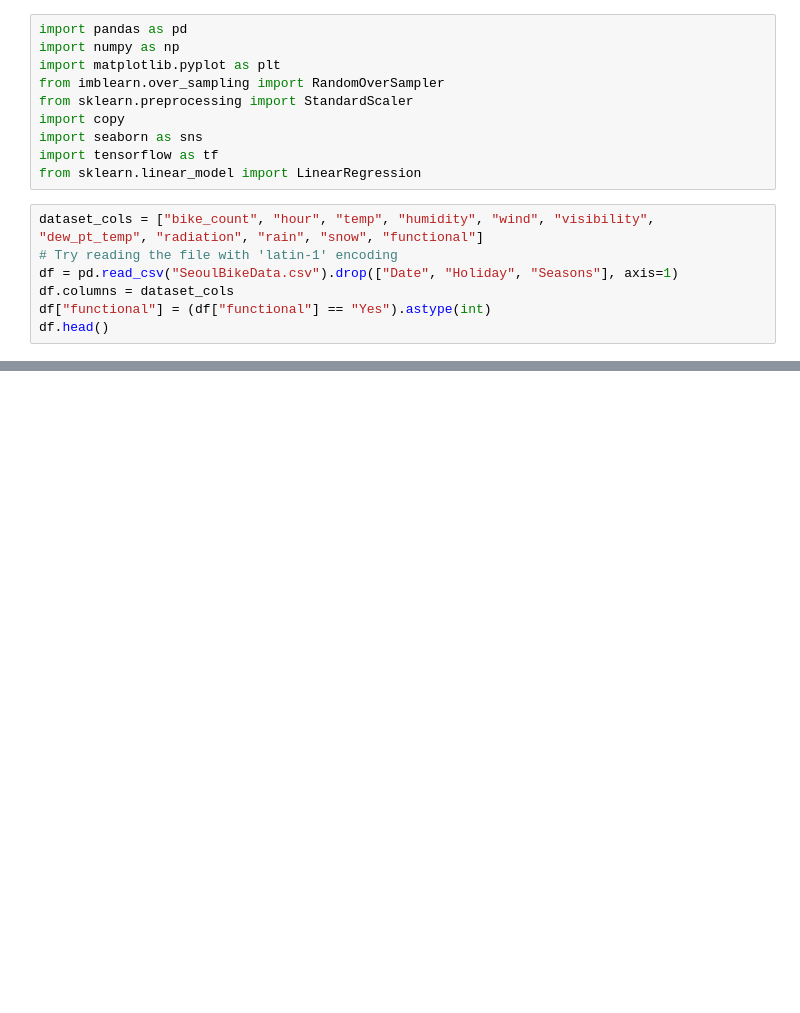
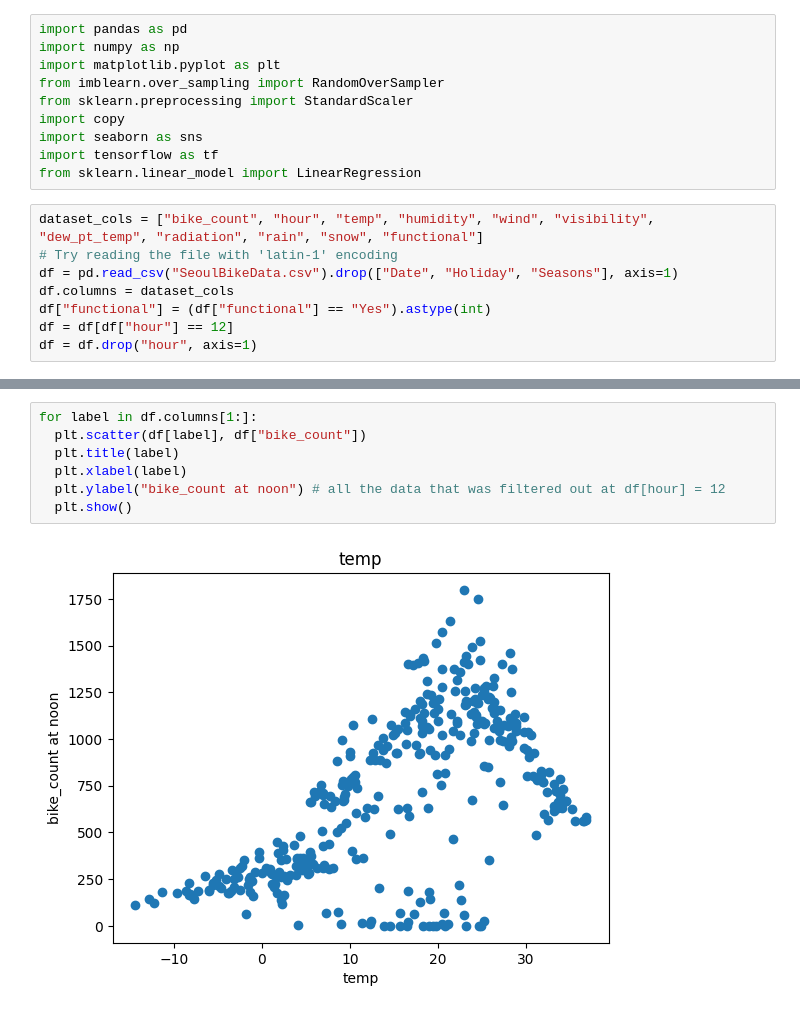
Before and after one commit to Rahul-Devloper/fcc_bikes_data_regression, a Jupyter notebook: fcc_bikes_data_regression.ipynb, the cells around one changed output, grey strips where cells are left out. Drawn from its saved outputs; the diff is of its cells as text; blank space fills up the shorter version.

```diff
--- a/fcc_bikes_data_regression.ipynb
+++ b/fcc_bikes_data_regression.ipynb
@@ -16,4 +16,5 @@ dataset_cols = ["bike_count", "hour", "temp", "humidity", "wind", "visibility",
 df = pd.read_csv("SeoulBikeData.csv").drop(["Date", "Holiday", "Seasons"], axis=1)
 df.columns = dataset_cols
 df["functional"] = (df["functional"] == "Yes").astype(int)
-df.head()
+df = df[df["hour"] == 12]
+df = df.drop("hour", axis=1)
@@ -26,0 +30,9 @@ df.head()
+# %%
+for label in df.columns[1:]:
+  plt.scatter(df[label], df["bike_count"])
+  plt.title(label)
+  plt.xlabel(label)
+  plt.ylabel("bike_count at noon") # all the data that was filtered out at df[hour] = 12
+  plt.show()
+# %% [output]
+[figure, added]
```
Also changed, not shown: parts of 3 cells of this notebook.
